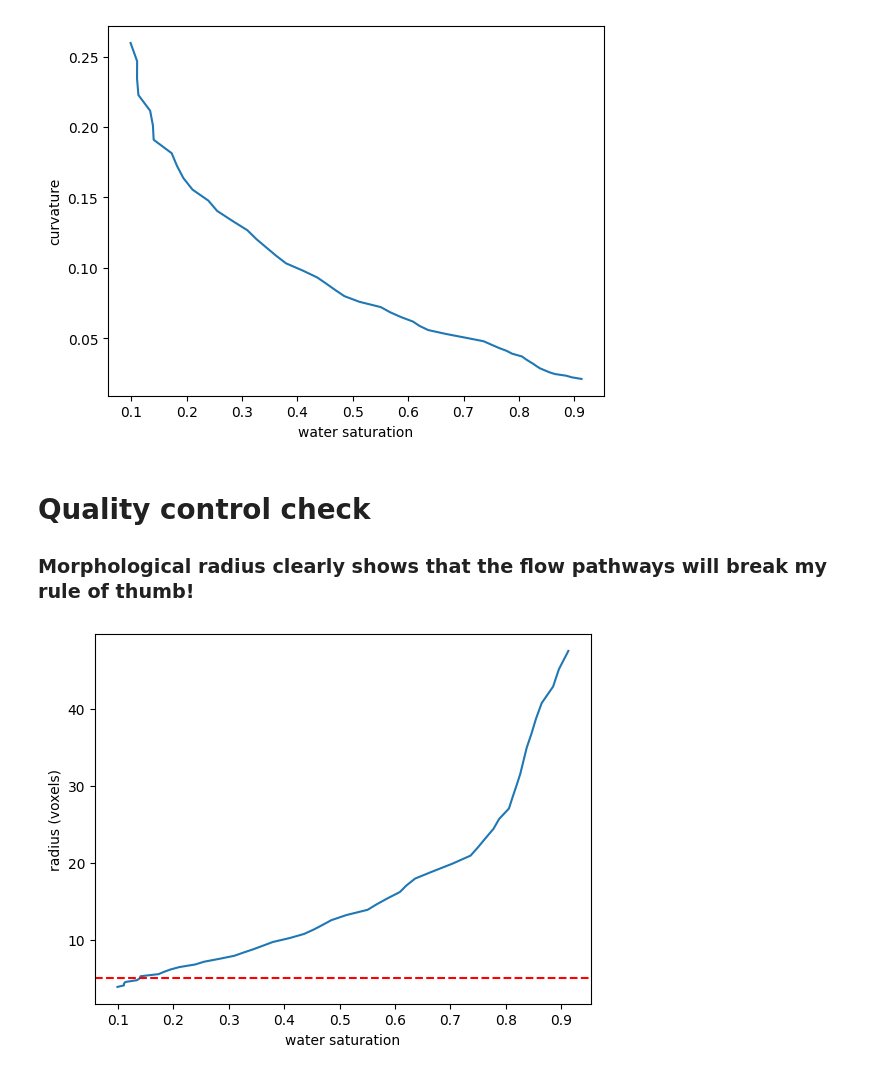
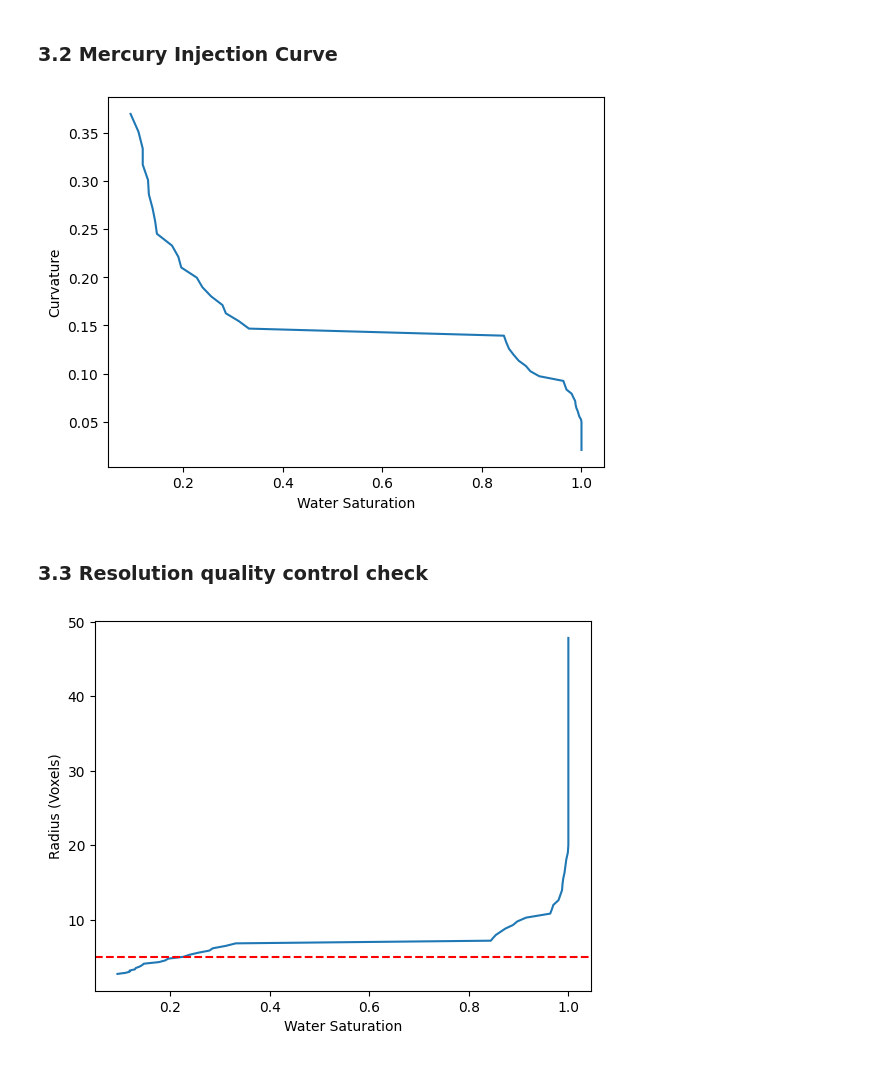
Before and after one commit to digital-porous-media/AGU24_Workshop, a Jupyter notebook: tutorial/1D_Morphological_Drainage.ipynb, the cells around one changed output. Cells and saved outputs as stored; diff of their text form; code cells hidden in the pictures.

```diff
--- a/tutorial/1D_Morphological_Drainage.ipynb
+++ b/tutorial/1D_Morphological_Drainage.ipynb
@@ -39,14 +43,15 @@ from IPython.display import display, clear_output
 # %%
-img_list = Path('../data/').glob('*.tif')
-beadpack, gambier = [read_image(tif_img) for tif_img in sorted(img_list)]
+image_path = Path('../data')
+beadpack, gambier = [read_image(image_path / (tif_img + '.tif')) for tif_img in ['beadpack', 'mtgambier']]
+
 
 fig, ax = plt.subplots(nrows=1, ncols=2,figsize=(12,5))
 ax = ax.flatten()
 
-im = ax[0].imshow(beadpack[0,:,:], cmap='gray', interpolation=None)
+im = ax[0].imshow(beadpack[100,:,:], cmap='gray', interpolation=None)
 ax[0].set_title('Glass Bead Pack',fontsize=14)
 
-im2 = ax[1].imshow(gambier[0,:,:], cmap='gray', interpolation=None)
+im2 = ax[1].imshow(gambier[100,:,:], cmap='gray', interpolation=None)
 ax[1].set_title('Mt. Gambier Limestone',fontsize=14)
 
 plt.colorbar(im2)
@@ -85 +131,8 @@ This algorithm has been wrapped in a convenient function, ``morph_drain`` in the
+# %%
+def plot_morphdrain_curve(sw, radii):
+    plt.figure()
+    plt.plot(sw, radii)
+    plt.axhline(y=5,color='r',linestyle='dashed')
+    plt.xlabel('Water Saturation')
+    plt.ylabel('Radius (Voxels)')
 # %% [markdown]
@@ -219,0 +197,10 @@ PlotMorphImage("../data/morphdrain/segmented_Gambier_256_morphdrain30.tif")
+# %%
+gambier_radii, gambier_sw, gambier_configs = morph_drain(gambier, target_saturation=0.1)
+
+# Uncomment the lines below if the simulation takes too long
+# M = pd.read_csv("../data/morphdrain/beadpack/morphdrain.csv", sep=" ")
+# gambier_radii = M['radius']
+# gambier_sw = M['sw']
+# gambier_configs = read_image('../data/morphdrain/gambier/segmented_Gambier_256_morphdrain30.tif')
+
+plot_morph_image(gambier_configs)
@@ -220,24 +226,12 @@ PlotMorphImage("../data/morphdrain/segmented_Gambier_256_morphdrain30.tif")
+# %% [markdown]
+### 3.2 Mercury Injection Curve
 # %%
-M=pd.read_csv("../data/lbpm/gambier/morphdrain.csv",sep=" ")
-
-pc=1/M['radius']
-plt.figure()
-plt.plot(M['sw'],pc)
-plt.xlabel('water saturation')
-plt.ylabel('curvature')
-plt.show()
+plot_curvature(gambier_sw, gambier_radii)
 # %% [output]
-[figure, old version]
+[figure, new version]
 # %% [markdown]
-# Quality control check
-
-### Morphological radius clearly shows that the flow pathways will break my rule of thumb!
+### 3.3 Resolution quality control check
 # %%
-plt.figure()
-plt.plot(M['sw'],M['radius'])
-plt.axhline(y=5,color='r',linestyle='dashed')
-plt.xlabel('water saturation')
-plt.ylabel('radius (voxels)')
-plt.show()
+plot_morphdrain_curve(gambier_sw, gambier_radii)
 # %% [output]
-[figure, old version]
+[figure, new version]
```
Also changed, not shown: parts of 34 cells of this notebook, 48 other files.
